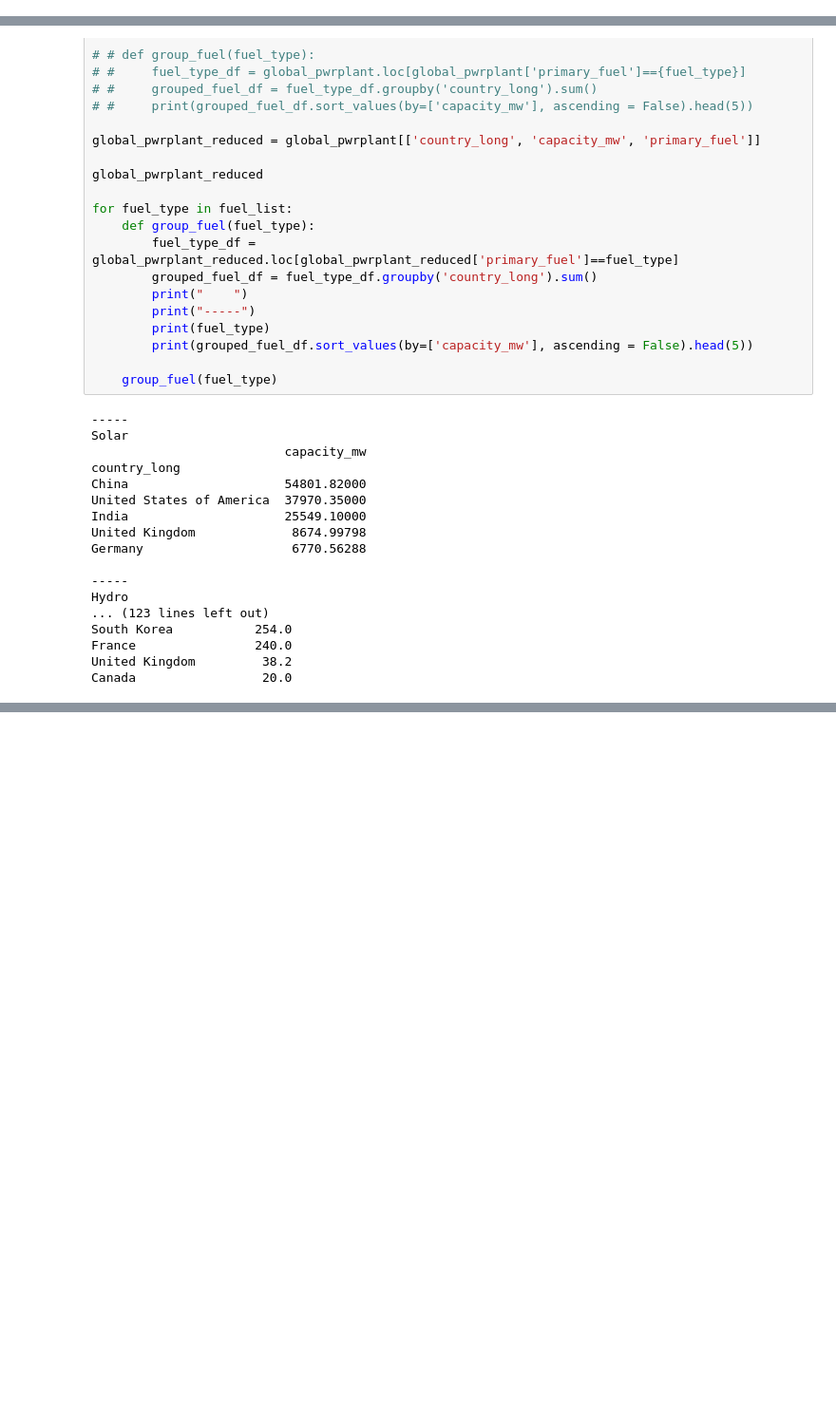
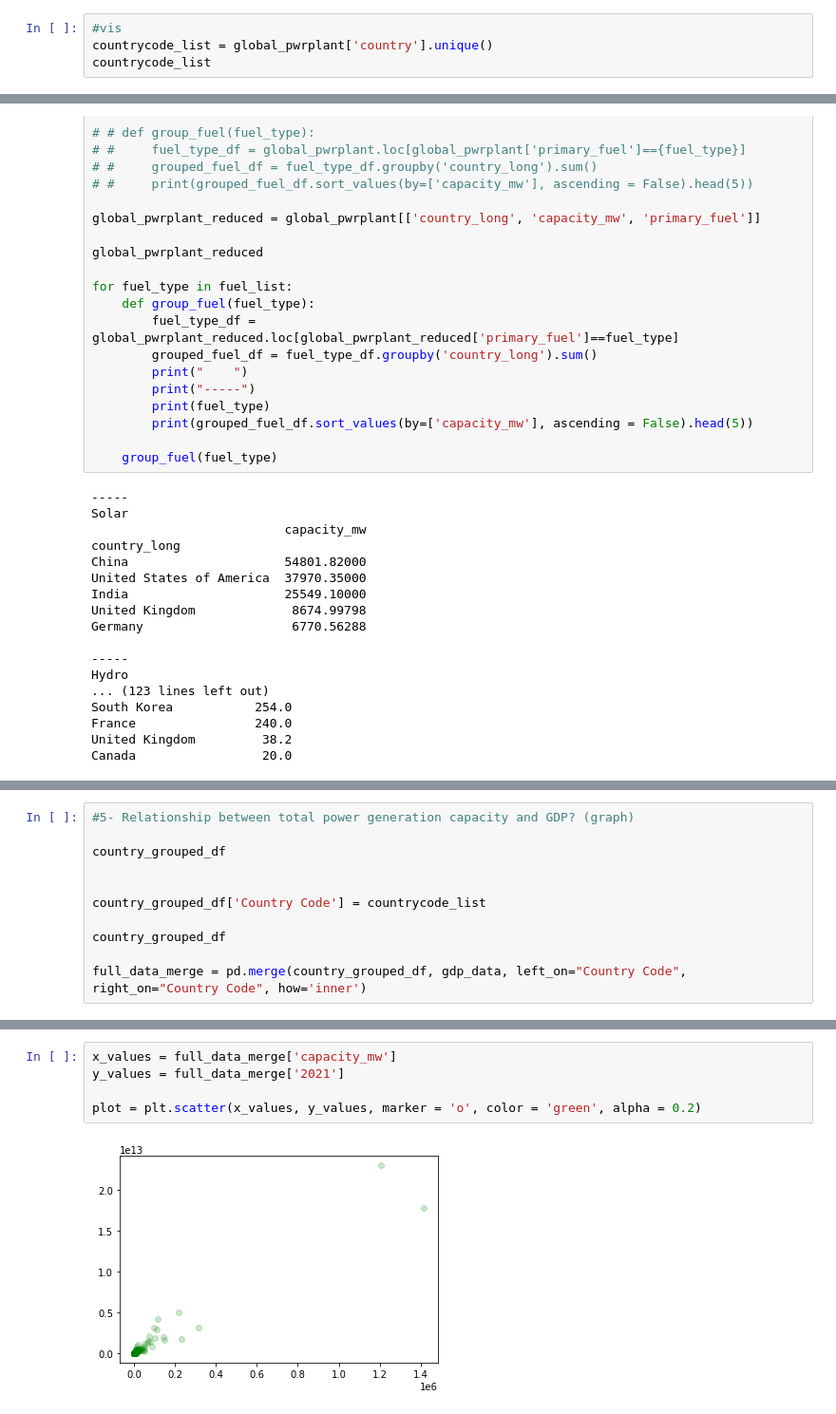
Before and after one commit to snavarroroby/Project-1-g3, a Jupyter notebook: Data_merge_cleaning.ipynb, the cells around one changed output, grey strips where cells are left out. Shown: that part at 95% size. Cells and saved outputs as stored; diff of their text form; blank space fills up the shorter version.

```diff
--- a/Data_merge_cleaning.ipynb
+++ b/Data_merge_cleaning.ipynb
@@ -31,3 +36,7 @@ global_pwrplant
 | 34934 | ZWE | Zimbabwe | Hwange Coal Power Plant Zimbabwe | GEODB0040404 | 920.0 | -18.3835 | 26.4700 | Coal | ... |
 | 34935 | ZWE | Zimbabwe | Kariba Dam South Hydroelectric Po... | GEODB0003803 | 750.0 | -16.5222 | 28.7619 | Hydro | ... |
 34936 rows × 36 columns
+# %%
+#vis
+countrycode_list = global_pwrplant['country'].unique()
+countrycode_list
@@ -190,0 +221,11 @@ Canada                 20.0
+# %%
+#5-	Relationship between total power generation capacity and GDP? (graph)
+
+country_grouped_df
+
+
+country_grouped_df['Country Code'] = countrycode_list
+
+country_grouped_df
+
+full_data_merge = pd.merge(country_grouped_df, gdp_data, left_on="Country Code", right_on="Country Code", how='inner')
@@ -190,0 +246,7 @@ Canada                 20.0
+# %%
+x_values = full_data_merge['capacity_mw']
+y_values = full_data_merge['2021']
+
+plot = plt.scatter(x_values, y_values, marker = 'o', color = 'green', alpha = 0.2)
+# %% [output]
+[figure, added]
```
Also changed, not shown: parts of 9 cells of this notebook, 1 other file.
